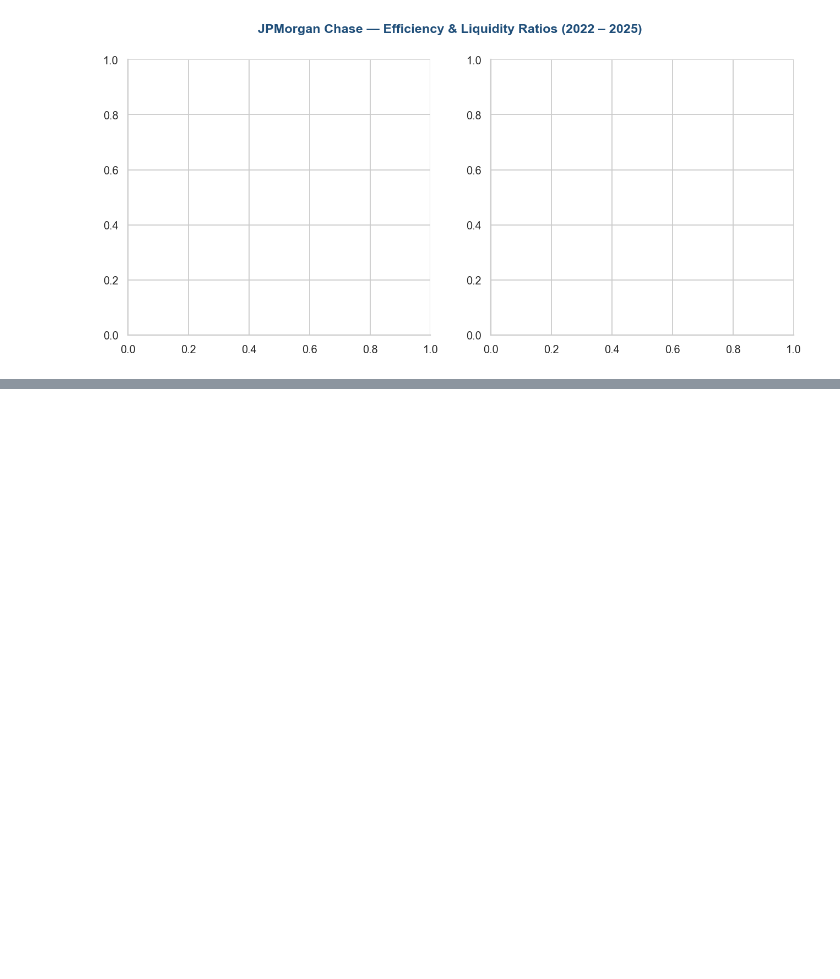
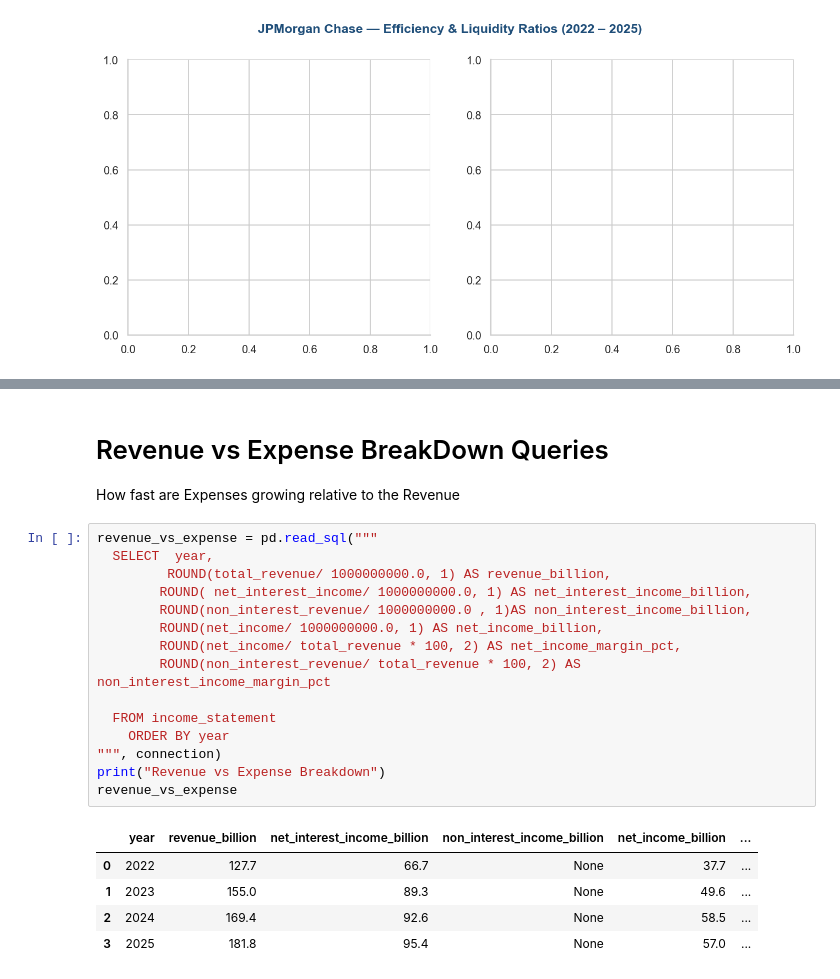
Before and after one commit to Chege-jr0/JP_Morgan_Bank_Financial_Analysis, a Jupyter notebook: sqlanalysis.ipynb, the cells around one changed output, grey strips where cells are left out. Drawn from its saved outputs; the diff is of its cells as text; blank space fills up the shorter version.

```diff
--- a/sqlanalysis.ipynb
+++ b/sqlanalysis.ipynb
@@ -378,0 +478,25 @@ TypeError: unsupported operand type(s) for +: 'int' and 'NoneType'
+# %% [markdown]
+# Revenue vs Expense BreakDown Queries
+
+How fast are Expenses growing relative to the Revenue
+# %%
+revenue_vs_expense = pd.read_sql("""
+  SELECT  year,
+         ROUND(total_revenue/ 1000000000.0, 1) AS revenue_billion,
+        ROUND( net_interest_income/ 1000000000.0, 1) AS net_interest_income_billion,
+        ROUND(non_interest_revenue/ 1000000000.0 , 1)AS non_interest_income_billion,
+        ROUND(net_income/ 1000000000.0, 1) AS net_income_billion,
+        ROUND(net_income/ total_revenue * 100, 2) AS net_income_margin_pct,
+        ROUND(non_interest_revenue/ total_revenue * 100, 2) AS non_interest_income_margin_pct
+
+  FROM income_statement
+    ORDER BY year
+""", connection)
+print("Revenue vs Expense Breakdown")
+revenue_vs_expense
+# %% [output]
+|  | year | revenue_billion | net_interest_income_billion | non_interest_income_billion | net_income_billion | ... |
+| 0 | 2022 | 127.7 | 66.7 | None | 37.7 | ... |
+| 1 | 2023 | 155.0 | 89.3 | None | 49.6 | ... |
+| 2 | 2024 | 169.4 | 92.6 | None | 58.5 | ... |
+| 3 | 2025 | 181.8 | 95.4 | None | 57.0 | ... |
```
Also changed, not shown: parts of 7 cells of this notebook.
